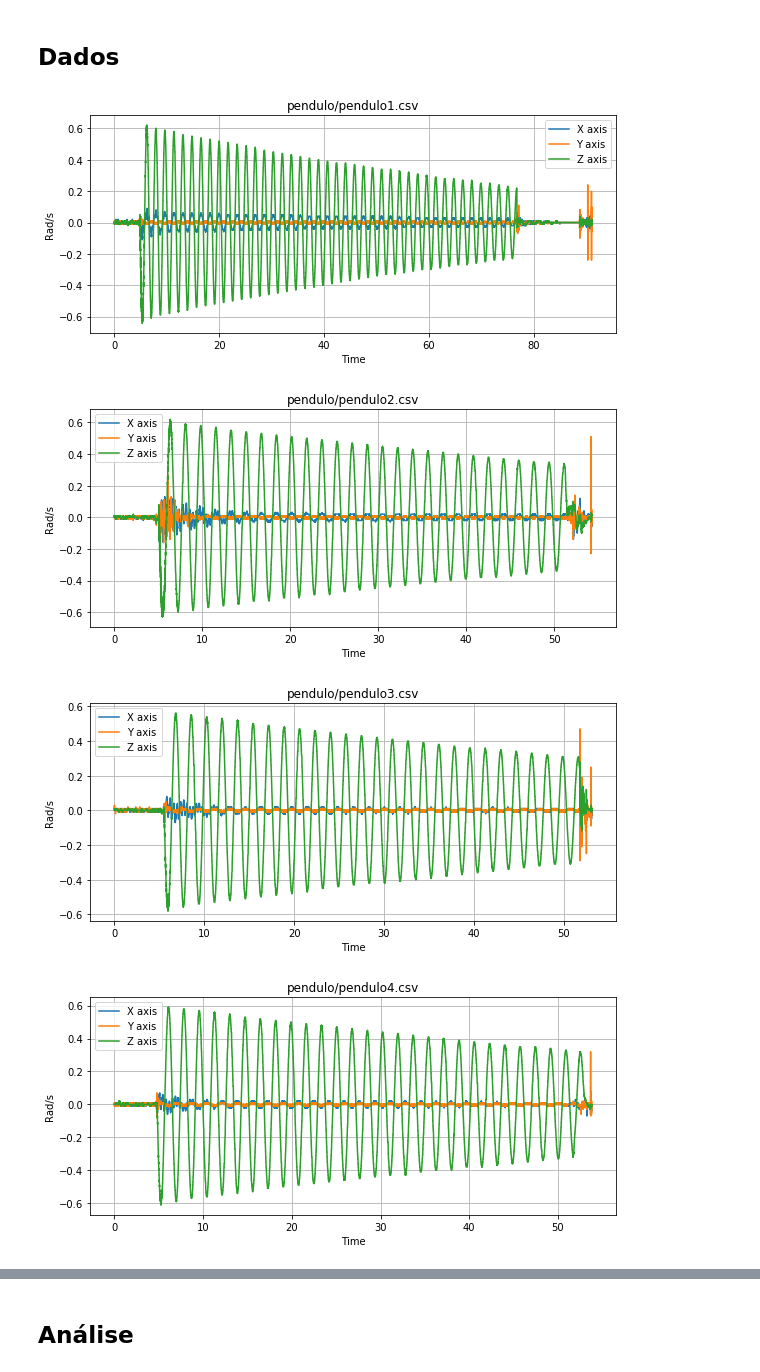
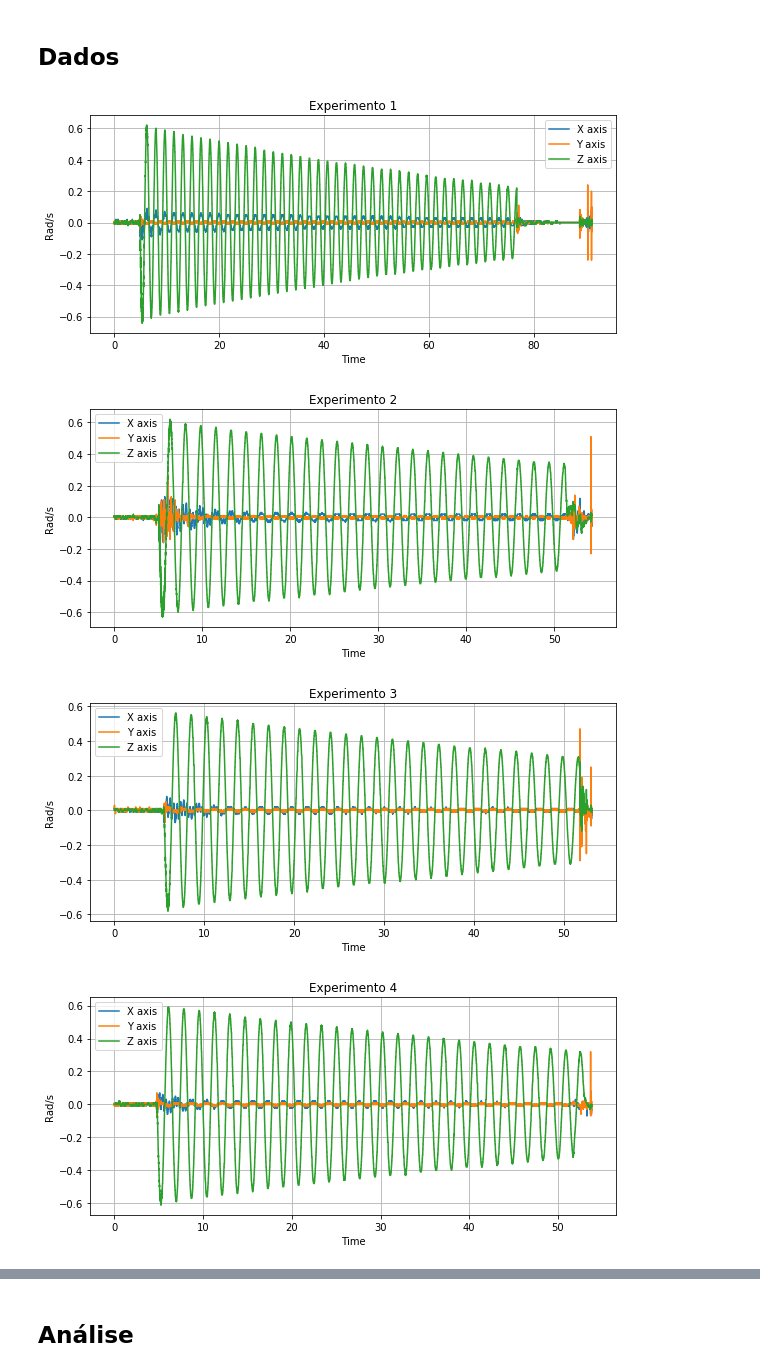
Before and after one commit to caiotda/MAC209, a Jupyter notebook: EP2/ep02.ipynb, the cells around one changed output, grey strips where cells are left out. Saved outputs shown, nothing was run; the diff lists cells and outputs as text; code cells hidden in the pictures.

```diff
--- a/EP2/ep02.ipynb
+++ b/EP2/ep02.ipynb
@@ -37,21 +43,21 @@ names.sort()
 # %%
 #Plots
 for i in range(len(names)):
     tbl = pd.read_csv(names[i])
     tbl.head()
     fig = plt.figure(figsize=(32,4))
     plt.subplot(131)
     plt.grid(True)
     plt.xlabel("Time")
     plt.ylabel("Rad/s")
     plt.plot(tbl["time"], tbl["wx"], label = "X axis")
     plt.plot(tbl["time"], tbl["wy"], label ="Y axis")
     plt.plot(tbl["time"], tbl["wz"], label ="Z axis")
-    plt.title(names[i])
+    plt.title("Experimento "+str(i+1))
     plt.legend()
     plt.show()
 # %% [output]
-[figure, old version]
+[figure, new version]
-[figure, old version]
+[figure, new version]
-[figure, old version]
+[figure, new version]
-[figure, old version]
+[figure, new version]
```
Also changed, not shown: parts of 6 cells of this notebook.
